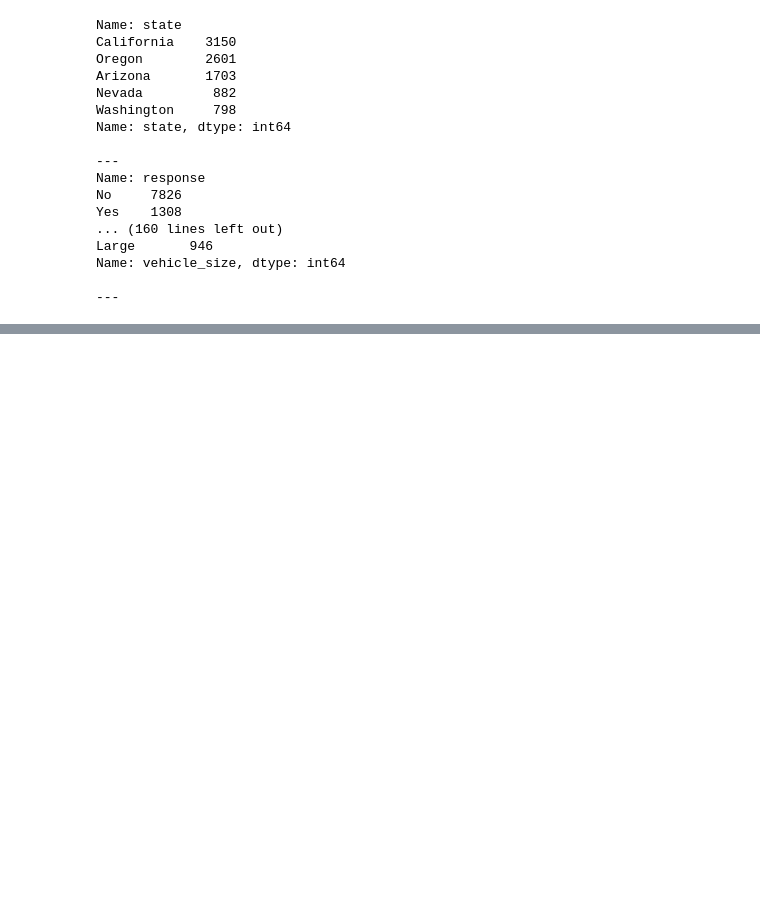
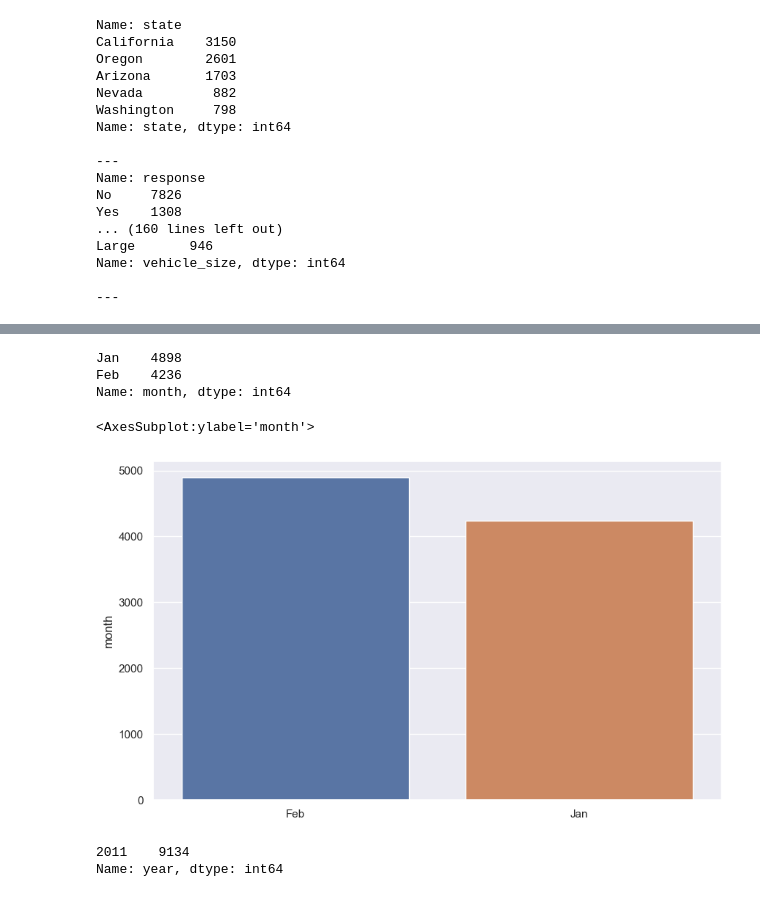
Before and after one commit to EmiliaLopez/IRONHACK_DA_LABS, a Jupyter notebook: LABS_PYTHON_IH/Lab_Cleaning_categorical_data.ipynb, the cells around one changed output, grey strips where cells are left out. Saved outputs shown, nothing was run; the diff lists cells and outputs as text; code cells hidden in the pictures; blank space fills up the shorter version.

```diff
--- a/LABS_PYTHON_IH/Lab_Cleaning_categorical_data.ipynb
+++ b/LABS_PYTHON_IH/Lab_Cleaning_categorical_data.ipynb
@@ -118,0 +224,4 @@ Name: vehicle_size, dtype: int64
+# %%
+## Creating  a Year column that only shows us the years
+data['year'] = pd.DatetimeIndex(data['effective_to_date']).year
+data
@@ -118,0 +244,3 @@ Name: vehicle_size, dtype: int64
+# %%
+data['month'] = pd.DatetimeIndex(data['effective_to_date']).month_name().str.slice(stop=3)
+data
@@ -118,0 +261,16 @@ Name: vehicle_size, dtype: int64
+# %%
+data['month'].value_counts()
+# %% [output]
+Jan    4898
+Feb    4236
+Name: month, dtype: int64
+# %%
+sns.barplot(x=data['month'].unique() , y=data['month'].value_counts() , data=data)
+# %% [output]
+<AxesSubplot:ylabel='month'>
+[figure, added]
+# %%
+data['year'].value_counts()
+# %% [output]
+2011    9134
+Name: year, dtype: int64
```
Also changed, not shown: parts of 14 cells of this notebook, 1 other file.
